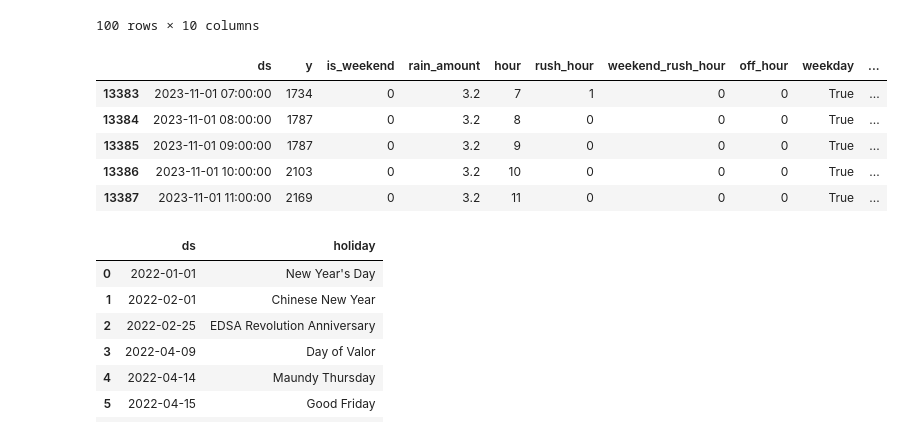
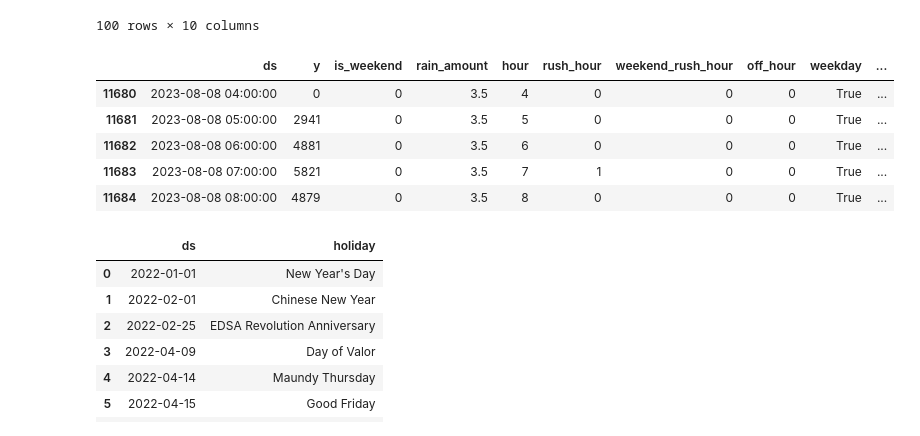
Before and after one commit to fdemberga2/Hoshino, a Jupyter notebook: Prophet/abraham4.ipynb, the cells around one changed output. Saved outputs shown, nothing was run; the diff lists cells and outputs as text; code cells hidden in the pictures.

```diff
--- a/Prophet/abraham4.ipynb
+++ b/Prophet/abraham4.ipynb
@@ -69,19 +69,19 @@ df.tail(100)
 100 rows × 10 columns
 # %%
 # Split the dataset to training and testing sets
-train_len = math.floor((df.shape[0]*220)/240)
+train_len = math.floor((df.shape[0]*80)/100)
 train = df[:train_len]
 test = df[train_len:]
 
 train.head()
 test.head()
 # %% [output]
 |  | ds | y | is_weekend | rain_amount | hour | rush_hour | weekend_rush_hour | off_hour | weekday | ... |
-| 13383 | 2023-11-01 07:00:00 | 1734 | 0 | 3.2 | 7 | 1 | 0 | 0 | True | ... |
-| 13384 | 2023-11-01 08:00:00 | 1787 | 0 | 3.2 | 8 | 0 | 0 | 0 | True | ... |
-| 13385 | 2023-11-01 09:00:00 | 1787 | 0 | 3.2 | 9 | 0 | 0 | 0 | True | ... |
-| 13386 | 2023-11-01 10:00:00 | 2103 | 0 | 3.2 | 10 | 0 | 0 | 0 | True | ... |
-| 13387 | 2023-11-01 11:00:00 | 2169 | 0 | 3.2 | 11 | 0 | 0 | 0 | True | ... |
+| 11680 | 2023-08-08 04:00:00 | 0 | 0 | 3.5 | 4 | 0 | 0 | 0 | True | ... |
+| 11681 | 2023-08-08 05:00:00 | 2941 | 0 | 3.5 | 5 | 0 | 0 | 0 | True | ... |
+| 11682 | 2023-08-08 06:00:00 | 4881 | 0 | 3.5 | 6 | 0 | 0 | 0 | True | ... |
+| 11683 | 2023-08-08 07:00:00 | 5821 | 0 | 3.5 | 7 | 1 | 0 | 0 | True | ... |
+| 11684 | 2023-08-08 08:00:00 | 4879 | 0 | 3.5 | 8 | 0 | 0 | 0 | True | ... |
 # %%
 # Visualize the test train split
 train_samples = go.Scatter(x = train['ds'],
```
Also changed, not shown: parts of 14 cells of this notebook.
